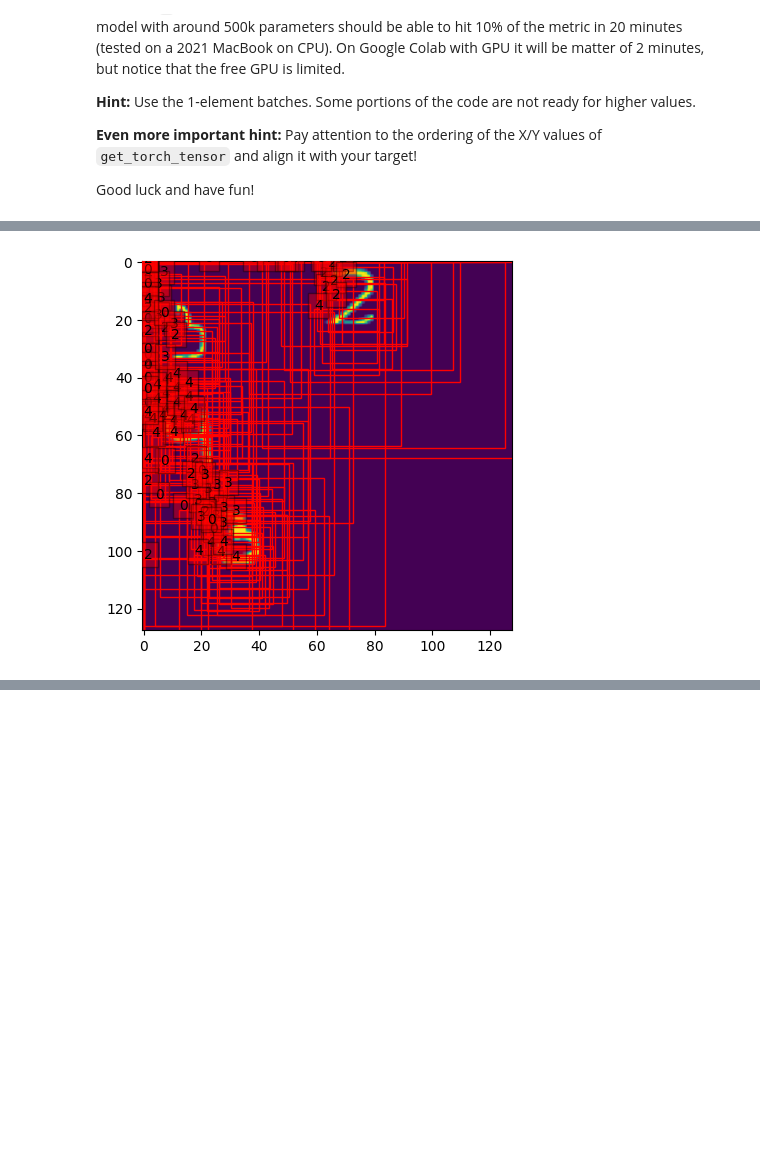
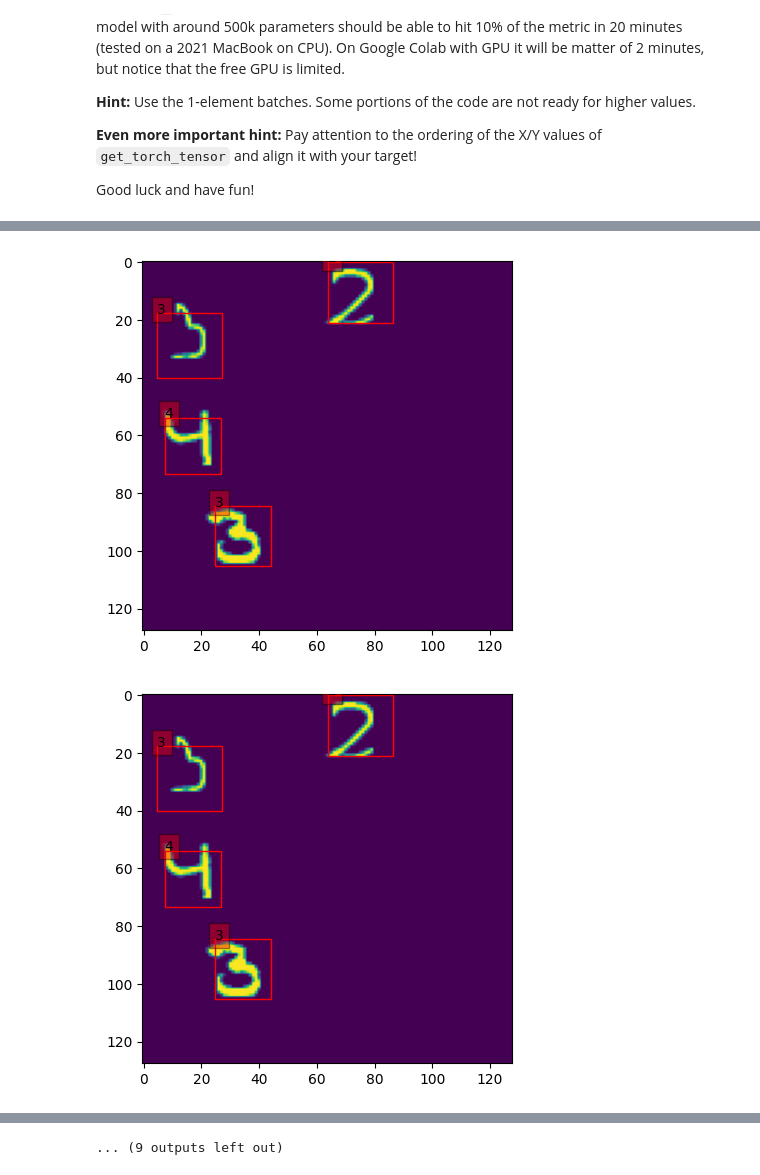
Before and after one commit to asledz/deep-neural-networks-course, a Jupyter notebook: homeworks/hw2_fcos.ipynb, the cells around one changed output, grey strips where cells are left out. Drawn from its saved outputs; the diff is of its cells as text; code cells hidden in the pictures; blank space fills up the shorter version.

```diff
--- a/homeworks/hw2_fcos.ipynb
+++ b/homeworks/hw2_fcos.ipynb
@@ -370,7 +370,7 @@ The additional final block should be `nn.Conv2d` outputting `C` channels.
 The final output should consist of classification logits of shape `(N, A, C)`, where `N` means the number of samples in a batch, `A` is the sum of all FPN strides (21504 in the aforementioned case), and `C` is the number of classes.
 # %%
 CLASS_HEAD_KERNEL_SIZE = 3
-CLASS_HEAD_NUM_GROUPS = 8
+CLASS_HEAD_NUM_GROUPS = 32
 
 class FCOSClassificationHead(nn.Module):
     def __init__(
@@ -388,13 +388,12 @@ class FCOSClassificationHead(nn.Module):
         self.num_classes = num_classes
         self.num_convs = num_convs
 
-        norm_layer = partial(nn.GroupNorm, 32)
+        norm_layer = partial(nn.GroupNorm, CLASS_HEAD_NUM_GROUPS)
 
         blocks = []
         for _ in range(self.num_convs):
             blocks.append(nn.Conv2d(in_channels, in_channels, kernel_size=CLASS_HEAD_KERNEL_SIZE, stride=1, padding=1))
             blocks.append(norm_layer(in_channels))
-            # blocks.append(nn.GroupNorm(CLASS_HEAD_NUM_GROUPS, in_channels))
             blocks.append(nn.ReLU())
 
         self.blocks = nn.Sequential(*blocks)
@@ -442,7 +441,7 @@ Similarly, `N` means the number of samples in a batch, `A` is the sum of all FPN
 # %%
 REGRESSION_HEAD_KERNEL_SIZE = (3, 3)
 REG_HEAD_NUM_ANCHORS = 1
-REG_HEAD_NUM_GROUPS = 8
+REG_HEAD_NUM_GROUPS = 32
 
 class FCOSRegressionHead(nn.Module):
     def __init__(
@@ -1112,14 +1105,6 @@ fcos = FCOS(
     )
 fcos.to(DEVICE)
 
-# TODO: write your code here
-################################################################################################
-
-# fcos.training = False
-#
-# pred = fcos(TEST_CANVAS[0].get_torch_tensor())
-#
-
 def get_mnist_boxes_from_detections(detections: Dict) -> List[MnistBox]:
     ret =[]
     for reg, cl in zip(detections['boxes'].detach().cpu().numpy(), detections['labels']):
@@ -1128,10 +1113,30 @@ def get_mnist_boxes_from_detections(detections: Dict) -> List[MnistBox]:
 
 
 def draw_image_example(model, canva):
-    pred = model(canva.get_torch_tensor())
-    boxes = get_mnist_boxes_from_detections(pred[0])
+    min_score: float = .2
+    iou: float = .05
+
+    result = model(canva.get_torch_tensor())
+    boxes = result[0]["boxes"]
+    scores = result[0]["scores"]
+    labels = result[0]["labels"]
+
+    keep = box_ops.nms(boxes, scores, iou)
+    boxes = boxes[keep]
+    scores = scores[keep]
+    labels = labels[keep]
+
+    under_min_score = scores >= min_score
+    boxes = boxes[under_min_score]
+    labels = labels[under_min_score]
+
+    mnist_boxes = get_mnist_boxes_from_detections({
+        "boxes": boxes,
+        "labels": labels,
+    })
+
     t = canva
-    t.boxes = boxes
+    t.boxes = mnist_boxes
     t.plot()
 
 def training_loop(training_model, training_optimizer, optimizier_name):
@@ -1140,6 +1145,7 @@ def training_loop(training_model, training_optimizer, optimizier_name):
     losses_training_adam = []
     loss = 0
     for e in range(EPOCHS):
+        losses = 0
         print("EPOCH: ", e)
         for image in TRAIN_CANVAS:
             # prepare image:
@@ -1163,6 +1169,7 @@ def training_loop(training_model, training_optimizer, optimizier_name):
             loss.backward()
             training_optimizer.step()
 
+        print("Losses after epoch nr. ", e, ": classification" , losses['classification'].item(), " bbox regression ",losses['bbox_regression'].item() , "bbox ctrness", losses['bbox_ctrness'].item() )
         accuracy = evaluate(training_model, TEST_CANVAS)
         print("Losses after epoch nr. ", e, ": ", loss.item())
         print("Accuracy after epoch nr. ", e, ": ", accuracy)
@@ -1206,4 +1213,7 @@ Accuracy after epoch nr.  15 :  0.0
 # %%
 draw_image_example(fcos_adam, TEST_CANVAS[0])
+for i in range(20):
+    draw_image_example(fcos_adam, TEST_CANVAS[i])
 # %% [output]
-[figure, old version]
+[figure, new version]
+[figure, added]
@@ -1210,3 +1230,4 @@ draw_image_example(fcos_adam, TEST_CANVAS[0])
+... (9 outputs left out)
 # %%
 ### Training with SGD optimizer:
 fcos_sgd = FCOS(
```
Also changed, not shown: parts of 8 cells of this notebook.
